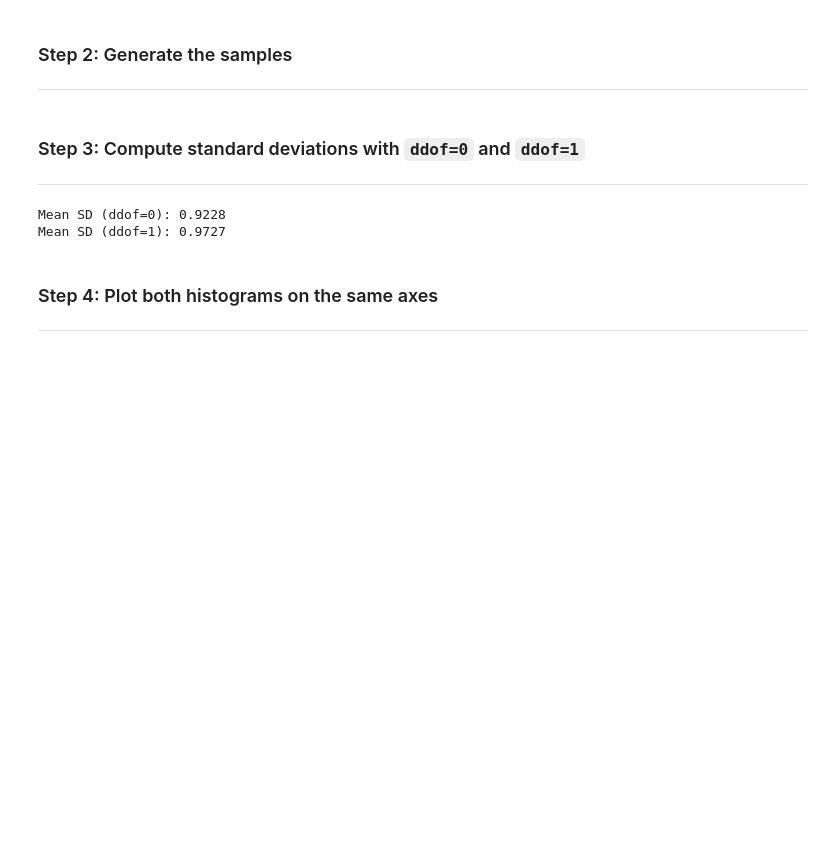
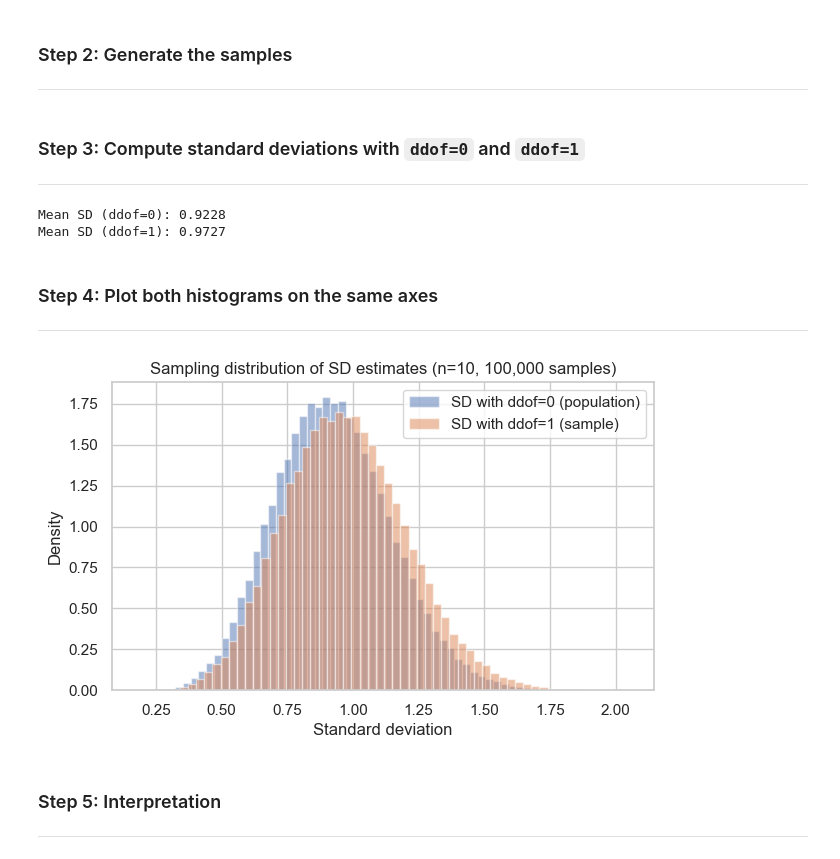
Before and after one commit to atacanbt/applied_statistics, a Jupyter notebook: problems.ipynb, the cells around one changed output. Drawn from its saved outputs; the diff is of its cells as text; code cells hidden in the pictures; blank space fills up the shorter version.

Commit message:
plot the histograms for both ddof values added interpretation. started t-Test, setup the simulation and ran it

```diff
--- a/problems.ipynb
+++ b/problems.ipynb
@@ -196,3 +199,23 @@ Mean SD (ddof=1): 0.9727
 # %% [markdown]
 ### Step 4: Plot both histograms on the same axes
 ---
+# %%
+# The matplotlib.pyplot.hist function draws histograms and supports transparency via alpha.
+# See: https://matplotlib.org/stable/api/_as_gen/matplotlib.pyplot.hist.html
+# The matplotlib.pyplot.legend function adds a legend.
+# See: https://matplotlib.org/stable/api/_as_gen/matplotlib.pyplot.legend.html
+plt.figure(figsize=(7, 4))
+
+plt.hist(sd_ddof0, bins=60, alpha=0.5, density=True, label="SD with ddof=0 (population)")
+plt.hist(sd_ddof1, bins=60, alpha=0.5, density=True, label="SD with ddof=1 (sample)")
+
+plt.title("Sampling distribution of SD estimates (n=10, 100,000 samples)")
+plt.xlabel("Standard deviation")
+plt.ylabel("Density")
+plt.legend()
+plt.show()
+# %% [output]
+[figure, added]
+# %% [markdown]
+### Step 5: Interpretation
+---
```
Also changed, not shown: parts of 14 cells of this notebook.
